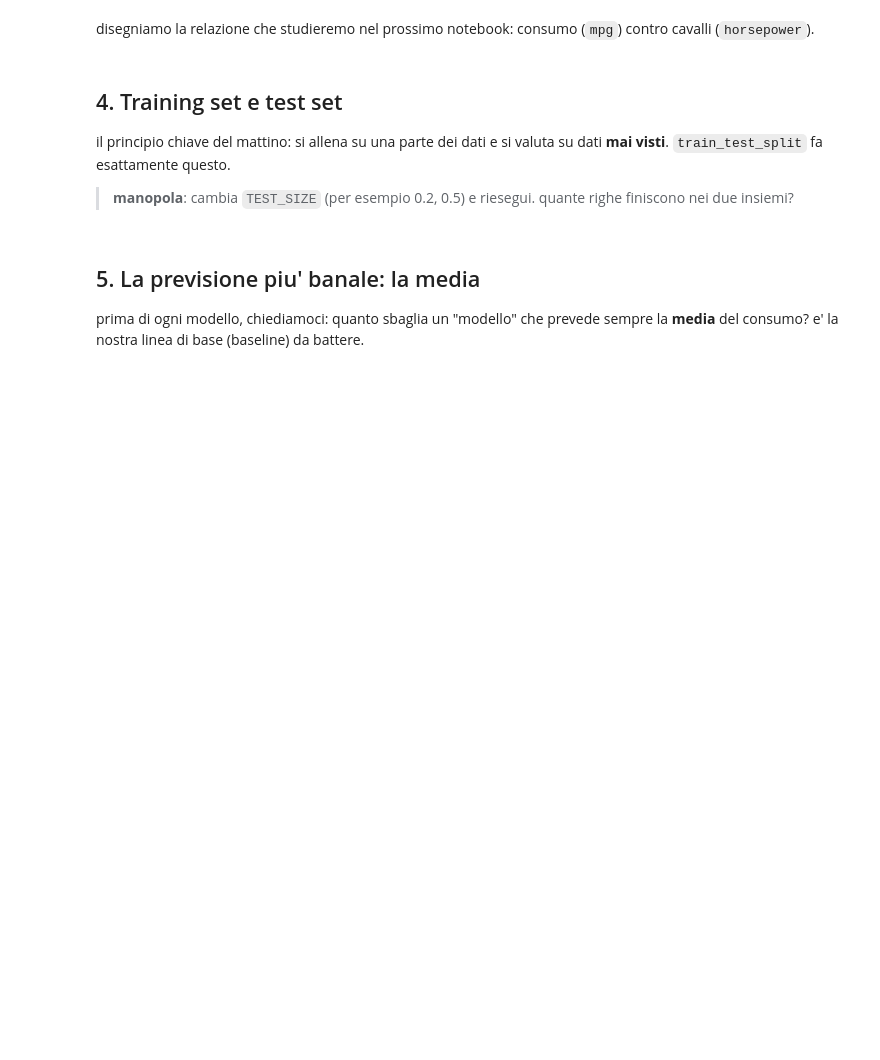
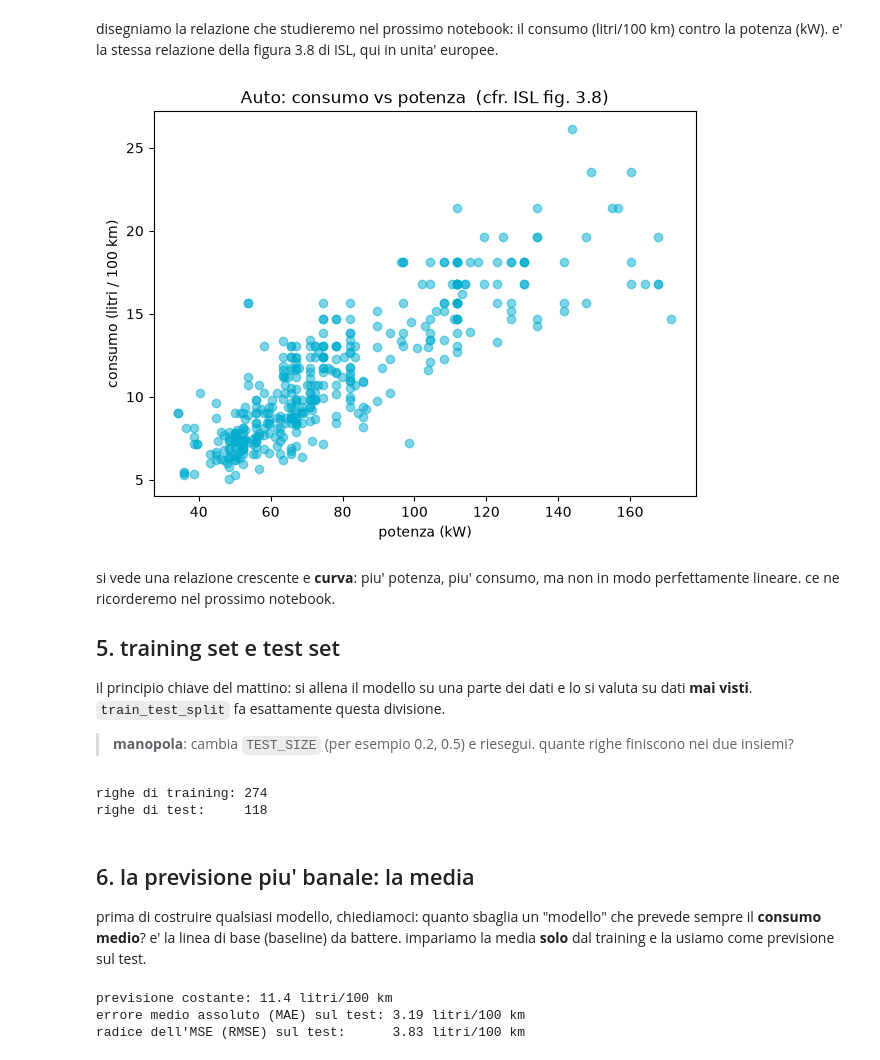
Before and after one commit to battles5/conad-statistical-learning, a Jupyter notebook: notebooks/NB0_setup.ipynb, the cells around one changed output. Drawn from its saved outputs; the diff is of its cells as text; code cells hidden in the pictures; blank space fills up the shorter version.

```diff
--- a/notebooks/NB0_setup.ipynb
+++ b/notebooks/NB0_setup.ipynb
@@ -38,0 +62,6 @@ print("righe utilizzabili:", len(auto))
+# %%
+auto["consumo"]      = 235.215 / auto["mpg"]            # mpg  -> litri/100 km
+auto["potenza_kw"]   = auto["horsepower"] * 0.7457      # hp   -> kilowatt
+auto["peso_kg"]      = auto["weight"] * 0.453592        # libbre -> kg
+auto["cilindrata_l"] = auto["displacement"] * 0.0163871 # pollici cubi -> litri
+auto[["consumo", "potenza_kw", "peso_kg", "cilindrata_l"]].head().round(1)
@@ -45,16 +91,20 @@ auto[["mpg", "horsepower", "weight", "year"]].describe().round(1)
 # %% [markdown]
-disegniamo la relazione che studieremo nel prossimo notebook: consumo (`mpg`) contro cavalli (`horsepower`).
+disegniamo la relazione che studieremo nel prossimo notebook: il consumo (litri/100 km) contro la potenza (kW). e' la stessa relazione della figura 3.8 di ISL, qui in unita' europee.
 # %%
 plt.figure(figsize=(7, 5))
-plt.scatter(auto["horsepower"], auto["mpg"], alpha=0.5, color="#00ADCF")
-plt.xlabel("horsepower (cavalli)")
-plt.ylabel("mpg (miglia per gallone)")
-plt.title("Auto: consumo vs potenza")
+plt.scatter(auto["potenza_kw"], auto["consumo"], alpha=0.5, color="#00ADCF")
+plt.xlabel("potenza (kW)")
+plt.ylabel("consumo (litri / 100 km)")
+plt.title("Auto: consumo vs potenza  (cfr. ISL fig. 3.8)")
 plt.show()
+# %% [output]
+[figure, added]
 # %% [markdown]
-## 4. Training set e test set
+si vede una relazione crescente e **curva**: piu' potenza, piu' consumo, ma non in modo perfettamente lineare. ce ne ricorderemo nel prossimo notebook.
 
-il principio chiave del mattino: si allena su una parte dei dati e si valuta su dati **mai visti**. `train_test_split` fa esattamente questo.
+## 5. training set e test set
+
+il principio chiave del mattino: si allena il modello su una parte dei dati e lo si valuta su dati **mai visti**. `train_test_split` fa esattamente questa divisione.
 
 > **manopola**: cambia `TEST_SIZE` (per esempio 0.2, 0.5) e riesegui. quante righe finiscono nei due insiemi?
 # %%
@@ -64,16 +114,26 @@ TEST_SIZE = 0.30
 train, test = train_test_split(auto, test_size=TEST_SIZE, random_state=0)
 print("righe di training:", len(train))
 print("righe di test:    ", len(test))
+# %% [output]
+righe di training: 274
+righe di test:     118
 # %% [markdown]
-## 5. La previsione piu' banale: la media
+## 6. la previsione piu' banale: la media
 
-prima di ogni modello, chiediamoci: quanto sbaglia un "modello" che prevede sempre la **media** del consumo? e' la nostra linea di base (baseline) da battere.
+prima di costruire qualsiasi modello, chiediamoci: quanto sbaglia un "modello" che prevede sempre il **consumo medio**? e' la linea di base (baseline) da battere. impariamo la media **solo** dal training e la usiamo come previsione sul test.
 # %%
-from sklearn.metrics import mean_absolute_error, root_mean_squared_error
+from sklearn.metrics import mean_absolute_error, mean_squared_error
 
-media_mpg = train["mpg"].mean()                 # impariamo la media SOLO dal training
-pred = np.full(len(test), media_mpg)            # prevediamo sempre quella media
-print(f"previsione costante: {media_mpg:.1f} mpg")
-print(f"errore medio assoluto (MAE) sul test: {mean_absolute_error(test['mpg'], pred):.2f} mpg")
-print(f"radice dell'MSE (RMSE) sul test:      {root_mean_squared_error(test['mpg'], pred):.2f} mpg")
+media_consumo = train["consumo"].mean()             # la media stimata SOLO sul training
+pred = np.full(len(test), media_consumo)            # prevediamo sempre quella media
+mae = mean_absolute_error(test["consumo"], pred)
+rmse = mean_squared_error(test["consumo"], pred) ** 0.5   # radice dell'MSE
+
+print(f"previsione costante: {media_consumo:.1f} litri/100 km")
+print(f"errore medio assoluto (MAE) sul test: {mae:.2f} litri/100 km")
+print(f"radice dell'MSE (RMSE) sul test:      {rmse:.2f} litri/100 km")
+# %% [output]
+previsione costante: 11.4 litri/100 km
+errore medio assoluto (MAE) sul test: 3.19 litri/100 km
+radice dell'MSE (RMSE) sul test:      3.83 litri/100 km
 # %% [markdown]
```
Also changed, not shown: parts of 14 cells of this notebook, 12 other files.
